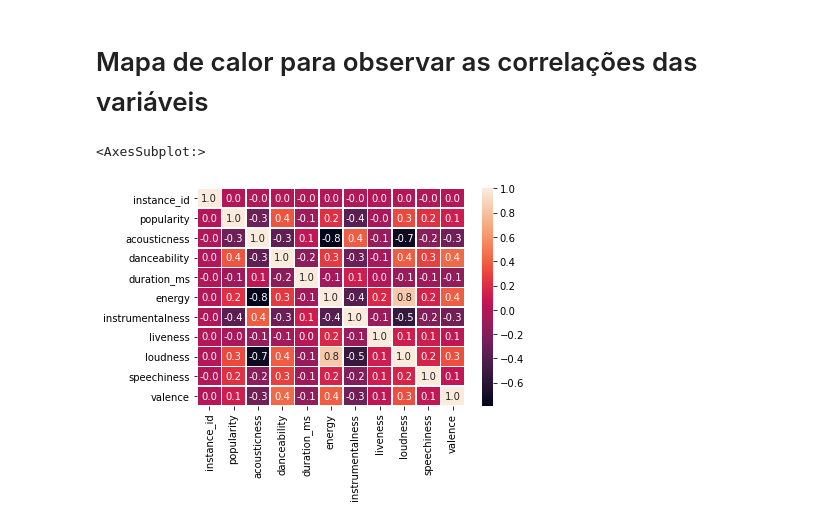
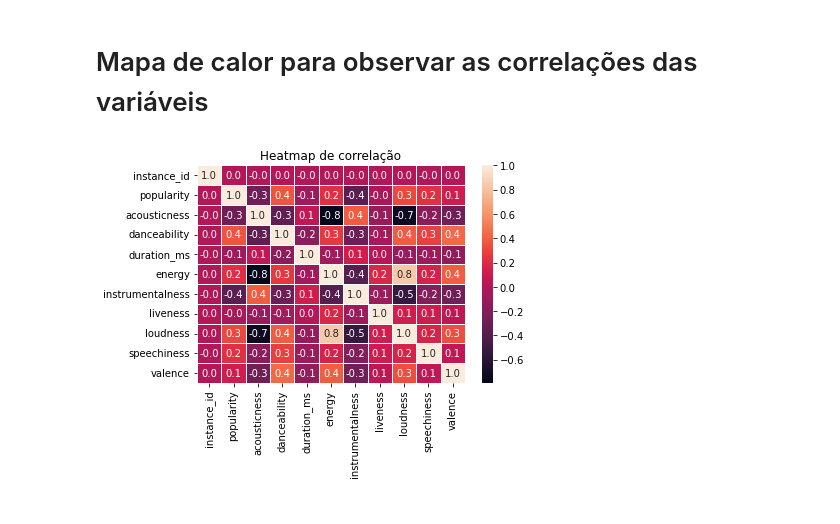
Before and after one commit to Gabriela321733/Projeto_2_Cdados, a Jupyter notebook: dados.ipynb, the cells around one changed output. Cells and saved outputs as stored; diff of their text form; code cells hidden in the pictures.

```diff
--- a/dados.ipynb
+++ b/dados.ipynb
@@ -55,7 +58,9 @@ our Class -
 valence -
 # %%
 df = pd.read_csv('music_genre.csv').drop(['obtained_date'], axis=1)
-df
+df.dropna(inplace=True)
+
+df.head()
 # %% [output]
 |  | instance_id | artist_name | track_name | popularity | acousticness | danceability | duration_ms | energy | ... |
 | 0 | 32894.0 | Röyksopp | Röyksopp's Night Out | 27.0 | 0.00468 | 0.652 | -1.0 | 0.941 | ... |
@@ -759,9 +212,8 @@ plt.show()
 # %% [markdown]
 # Mapa de calor para observar as correlações das variáveis
 # %%
-correlacao = df.corr()
-plot = sn.heatmap(correlacao, annot = True, fmt=".1f", linewidths=.6)
-plot
+heatmap = sn.heatmap(df.corr(), annot=True, fmt=".1f", linewidths=.6)
+heatmap.set_title('Heatmap de correlação')
+plt.show()
 # %% [output]
-<AxesSubplot:>
-[figure, old version]
+[figure, new version]
```
Also changed, not shown: parts of 27 cells of this notebook.
